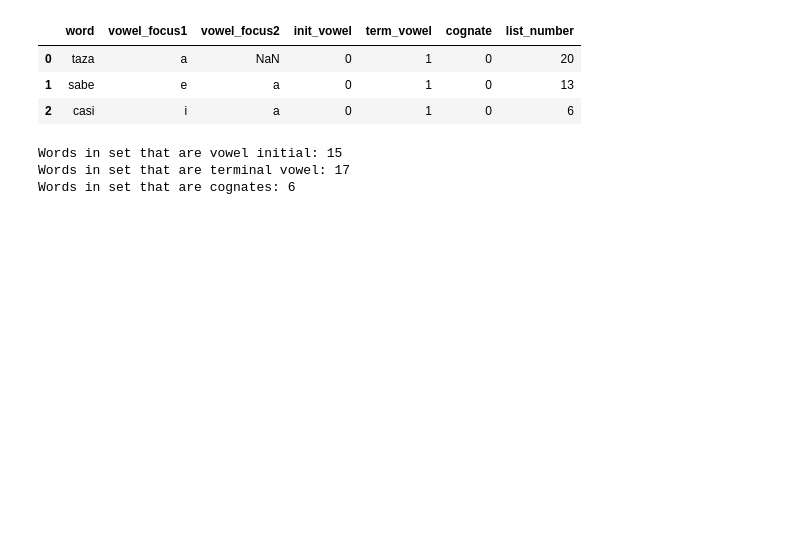
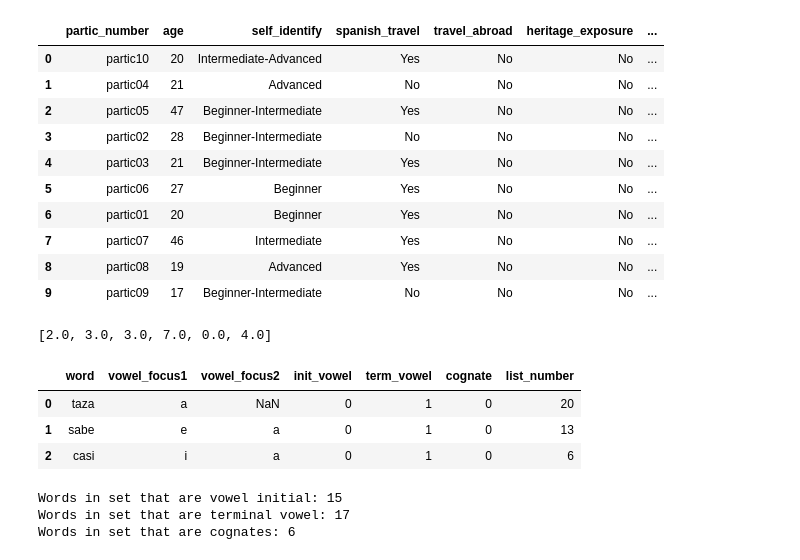
Before and after one commit to djdebonis/IPA_vowel_compare, a Jupyter notebook: IPA_vowel_analyze.ipynb, the cells around one changed output. Saved outputs shown, nothing was run; the diff lists cells and outputs as text; code cells hidden in the pictures; blank space fills up the shorter version.

```diff
--- a/IPA_vowel_analyze.ipynb
+++ b/IPA_vowel_analyze.ipynb
@@ -363,5 +366,32 @@ study_data[1].head(3) # print a small amount as demonstraation
 # %%
 data = [partic01,partic02,partic03,partic04,partic05,partic07] # compile the lists of strings into ANOTHER LIST
+# %%
+survey_data = pd.read_csv("survey_data.csv")
+survey_data
+# %% [output]
+|  | partic_number | age | self_identify | spanish_travel | travel_abroad | heritage_exposure | ... |
+| 0 | partic10 | 20 | Intermediate-Advanced | Yes | No | No | ... |
+| 1 | partic04 | 21 | Advanced | No | No | No | ... |
+| 2 | partic05 | 47 | Beginner-Intermediate | Yes | No | No | ... |
+| 3 | partic02 | 28 | Beginner-Intermediate | No | No | No | ... |
+| 4 | partic03 | 21 | Beginner-Intermediate | Yes | No | No | ... |
+| 5 | partic06 | 27 | Beginner | Yes | No | No | ... |
+| 6 | partic01 | 20 | Beginner | Yes | No | No | ... |
+| 7 | partic07 | 46 | Intermediate | Yes | No | No | ... |
+| 8 | partic08 | 19 | Advanced | Yes | No | No | ... |
+| 9 | partic09 | 17 | Beginner-Intermediate | No | No | No | ... |
+# %%
+index_numbers = [6,3,4,1,2,7]
+years_instruct = []
+
+for i in range(len(index_numbers)):
+    integer = index_numbers[i]
+    years = survey_data['years_formal_instruct'][integer]
+    years_instruct.append(years)
+
+years_instruct
+# %% [output]
+[2.0, 3.0, 3.0, 7.0, 0.0, 4.0]
 # %%
 dictionary = pd.read_csv("dictionary.csv") # import the dictionary for meta-data on specific words
 dictionary.head(3)
```
Also changed, not shown: parts of 13 cells of this notebook, 1 other file.
